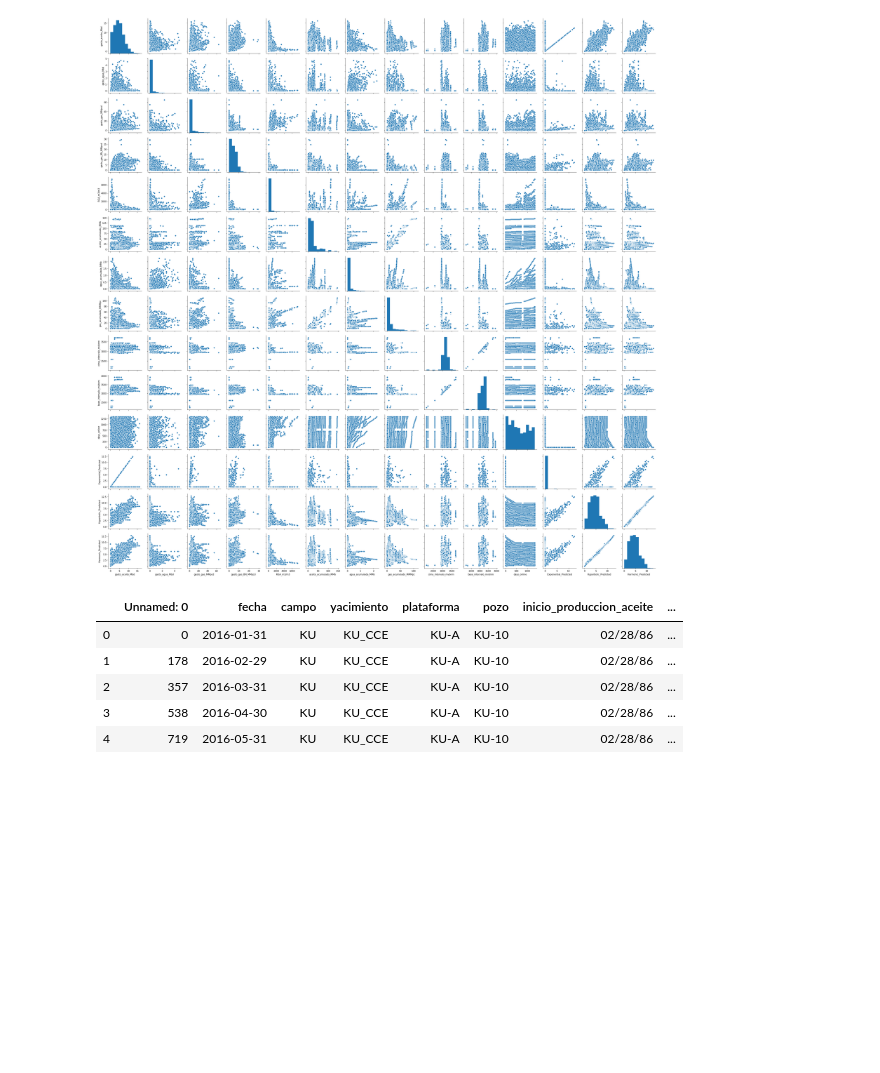
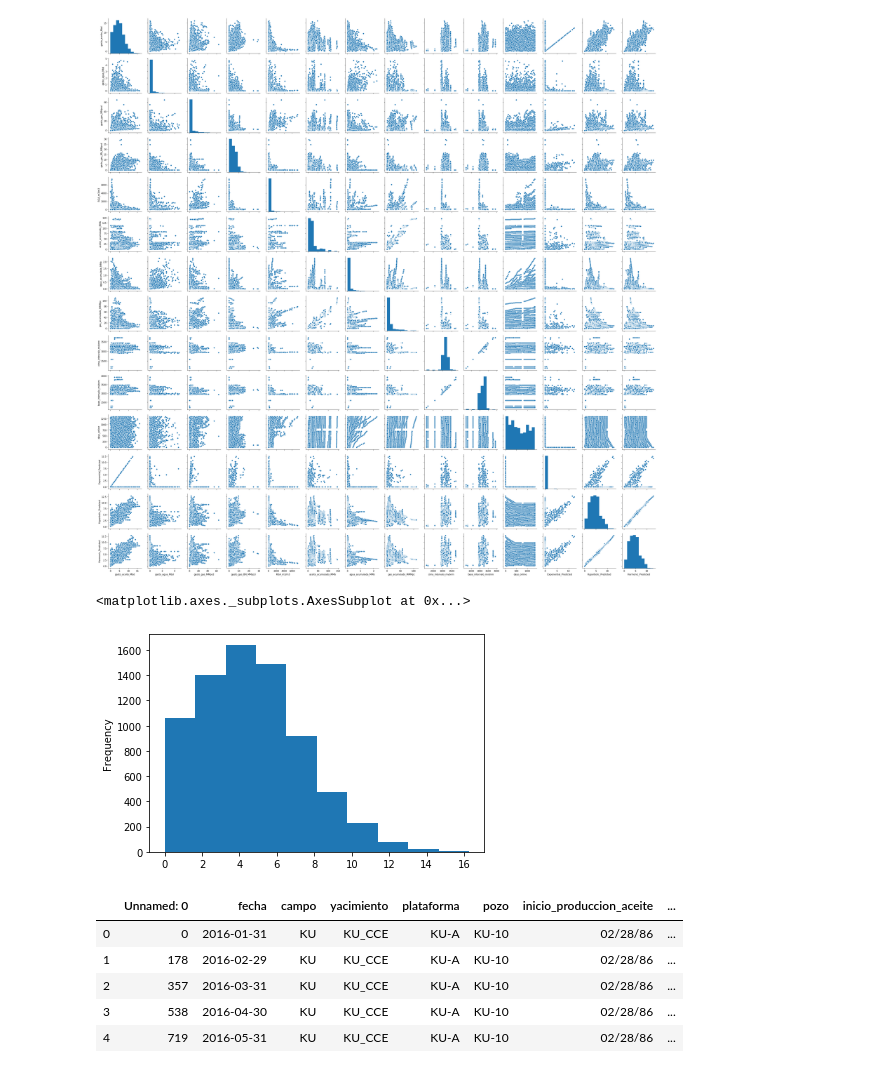
Before and after one commit to eliasft/projects, a Jupyter notebook: estadistica+dca_v1.ipynb, the cells around one changed output. Cells and saved outputs as stored; diff of their text form; code cells hidden in the pictures; blank space fills up the shorter version.

```diff
--- a/estadistica+dca_v1.ipynb
+++ b/estadistica+dca_v1.ipynb
@@ -154,6 +156,11 @@ sns.pairplot(to_plot)
 # %% [output]
 <seaborn.axisgrid.PairGrid at 0x...>
 [figure]
+# %%
+df.gasto_aceite_Mbd.plot.hist()
+# %% [output]
+<matplotlib.axes._subplots.AxesSubplot at 0x...>
+[figure, added]
 # %%
 display(df.head(),df.shape)
 unique_well_list=pd.unique(list(df.pozo))
```
Also changed, not shown: parts of 8 cells of this notebook.
